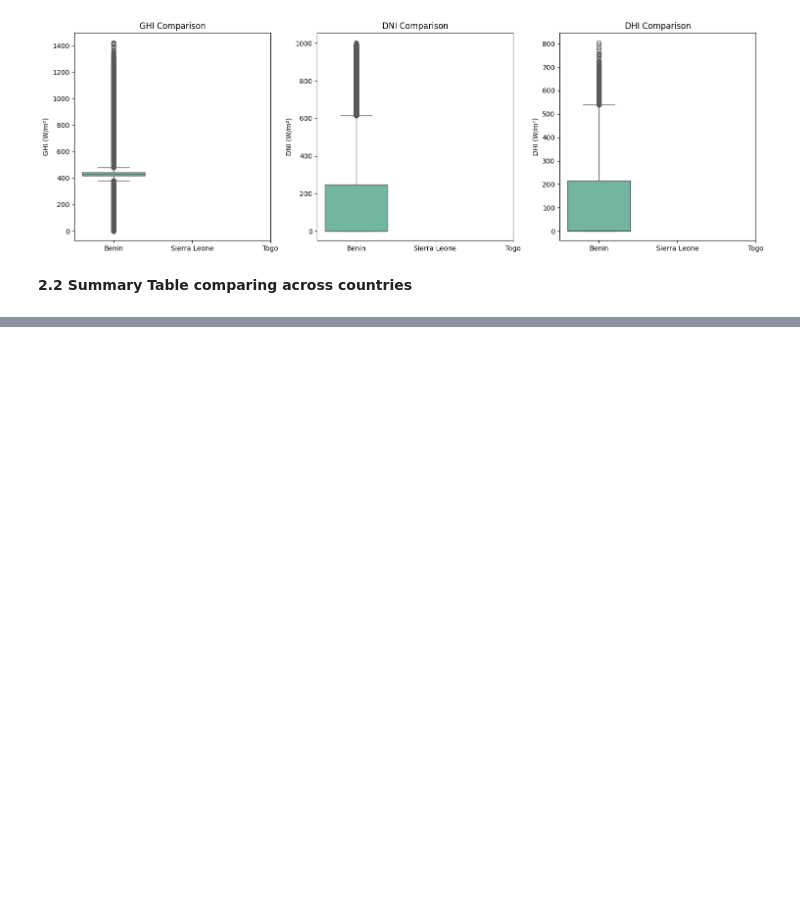
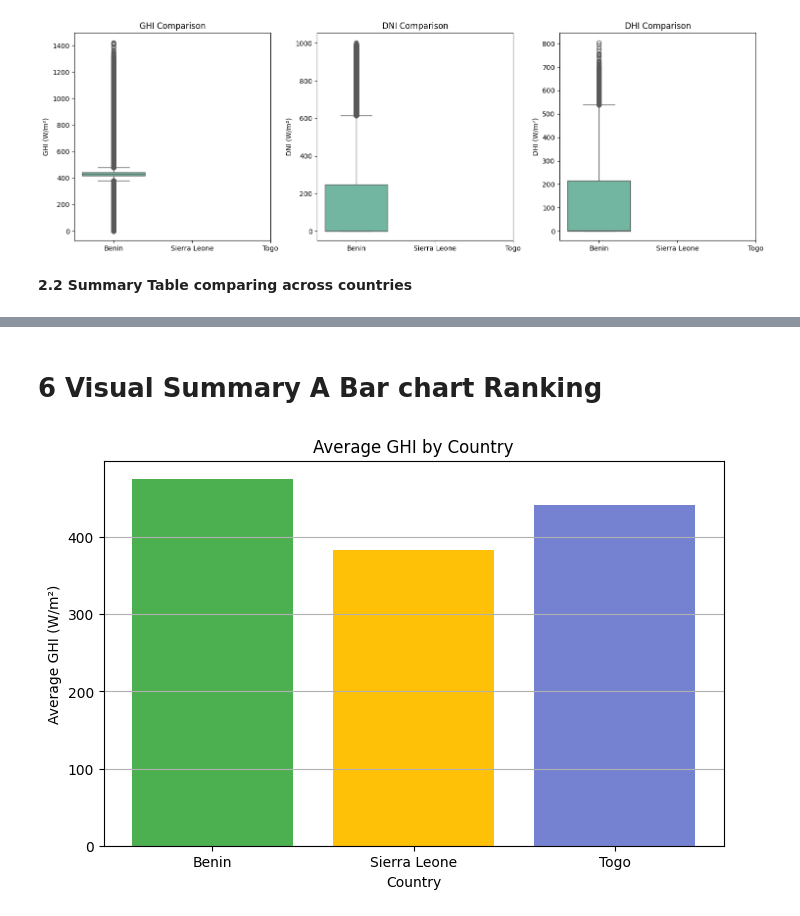
Before and after one commit to BokuW/ML-based-solar-data-discoveries, a Jupyter notebook: notebooks/compare_countries.ipynb, the cells around one changed output, grey strips where cells are left out. Cells and saved outputs as stored; diff of their text form; code cells hidden in the pictures; blank space fills up the shorter version.

Commit message:
Visual: A Summary bar chart of Average GHI by countries

```diff
--- a/notebooks/compare_countries.ipynb
+++ b/notebooks/compare_countries.ipynb
@@ -102,0 +159,16 @@ print(summary_table)
+# %% [markdown]
+# 6 Visual Summary A Bar chart Ranking
+# %%
+
+#  Bar chart ranking countries by average GHI
+plt.figure(figsize=(8, 5))
+countries = ['Benin', 'Sierra Leone', 'Togo']
+avg_ghi = [df_bn['GHI'].mean(), df_sl['GHI'].mean(), df_tg['GHI'].mean()]
+plt.bar(countries, avg_ghi, color=['#4CAF50', '#FFC107', "#7482D1"])  # Example colors
+plt.xlabel('Country')
+plt.ylabel('Average GHI (W/m²)')
+plt.title('Average GHI by Country')
+plt.grid(axis='y')
+plt.show()
+# %% [output]
+[figure, added]
```
Also changed, not shown: parts of 8 cells of this notebook.
